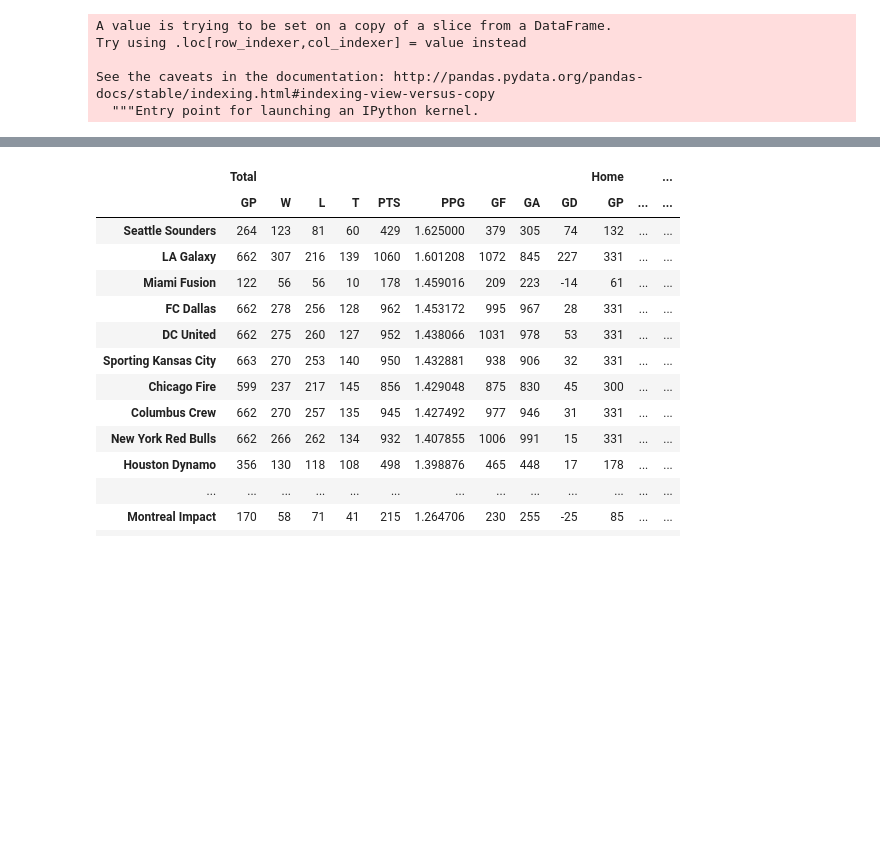
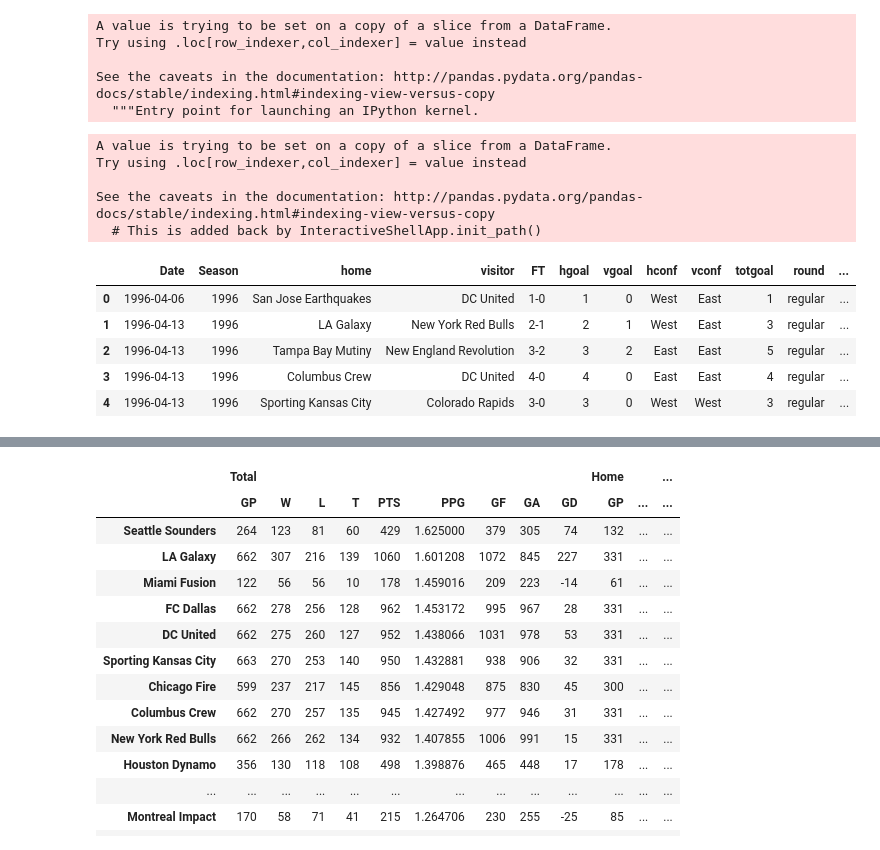
Before and after one commit to ekirov/MLSSoccerDataAnalysis, a Jupyter notebook: MLSSoccerDataAnalysis.ipynb, the cells around one changed output, grey strips where cells are left out. Cells and saved outputs as stored; diff of their text form; code cells hidden in the pictures; blank space fills up the shorter version.

```diff
--- a/MLSSoccerDataAnalysis.ipynb
+++ b/MLSSoccerDataAnalysis.ipynb
@@ -36,6 +39,33 @@ Try using .loc[row_indexer,col_indexer] = value instead
 
 See the caveats in the documentation: http://pandas.pydata.org/pandas-docs/stable/indexing.html#indexing-view-versus-copy
   """Entry point for launching an IPython kernel.
+# %%
+def result(row):
+    hgoal = row['hgoal']
+    vgoal = row['vgoal']
+    if hgoal > vgoal:
+        return 'W'
+    elif vgoal > hgoal:
+        return 'L'
+    else:
+        return 'T'
+
+data_reg['hresult'] = data_reg.apply(lambda row: result(row), axis = 1)
+# %% [output]
+A value is trying to be set on a copy of a slice from a DataFrame.
+Try using .loc[row_indexer,col_indexer] = value instead
+
+See the caveats in the documentation: http://pandas.pydata.org/pandas-docs/stable/indexing.html#indexing-view-versus-copy
+  # This is added back by InteractiveShellApp.init_path()
+# %%
+data_reg.head()
+# %% [output]
+|  | Date | Season | home | visitor | FT | hgoal | vgoal | hconf | vconf | totgoal | round | ... |
+| 0 | 1996-04-06 | 1996 | San Jose Earthquakes | DC United | 1-0 | 1 | 0 | West | East | 1 | regular | ... |
+| 1 | 1996-04-13 | 1996 | LA Galaxy | New York Red Bulls | 2-1 | 2 | 1 | West | East | 3 | regular | ... |
+| 2 | 1996-04-13 | 1996 | Tampa Bay Mutiny | New England Revolution | 3-2 | 3 | 2 | East | East | 5 | regular | ... |
+| 3 | 1996-04-13 | 1996 | Columbus Crew | DC United | 4-0 | 4 | 0 | East | East | 4 | regular | ... |
+| 4 | 1996-04-13 | 1996 | Sporting Kansas City | Colorado Rapids | 3-0 | 3 | 0 | West | West | 3 | regular | ... |
 # %%
 sns.set()
 _ = sns.countplot(x = 'totgoal', hue = 'Season', data=data_reg)
```
Also changed, not shown: parts of 18 cells of this notebook.
